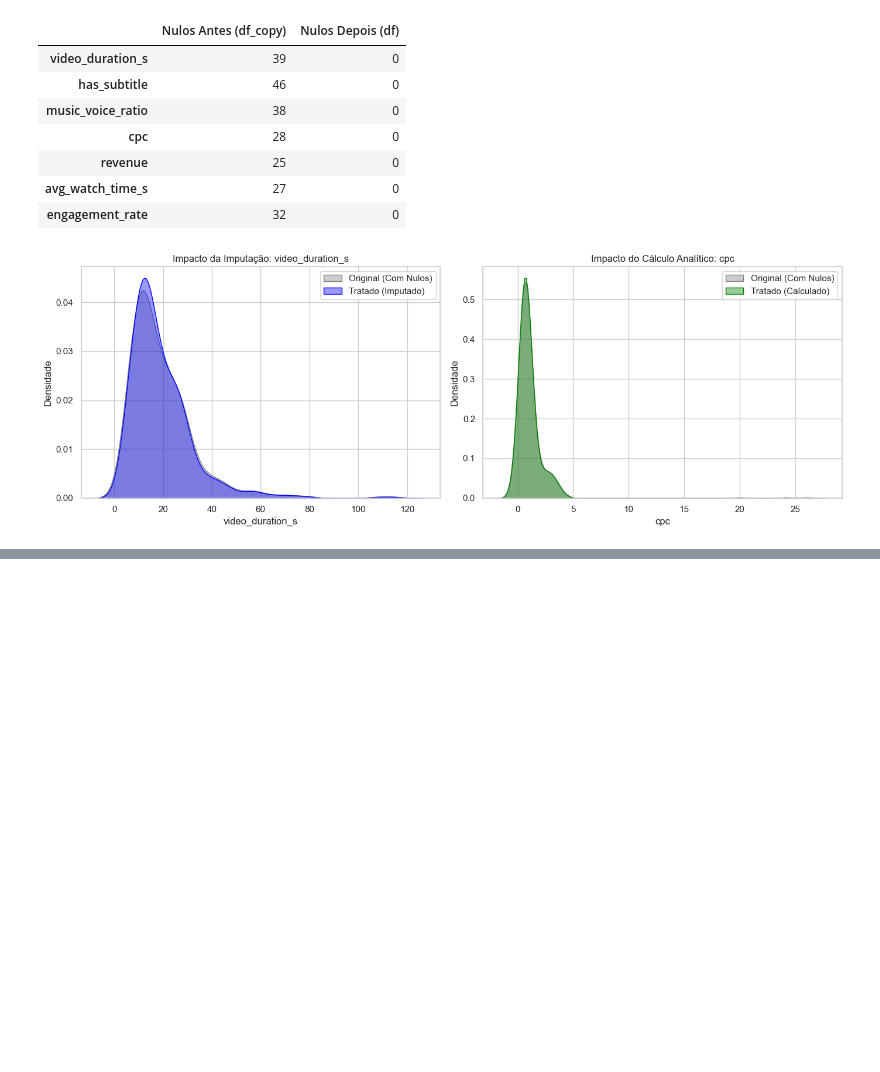
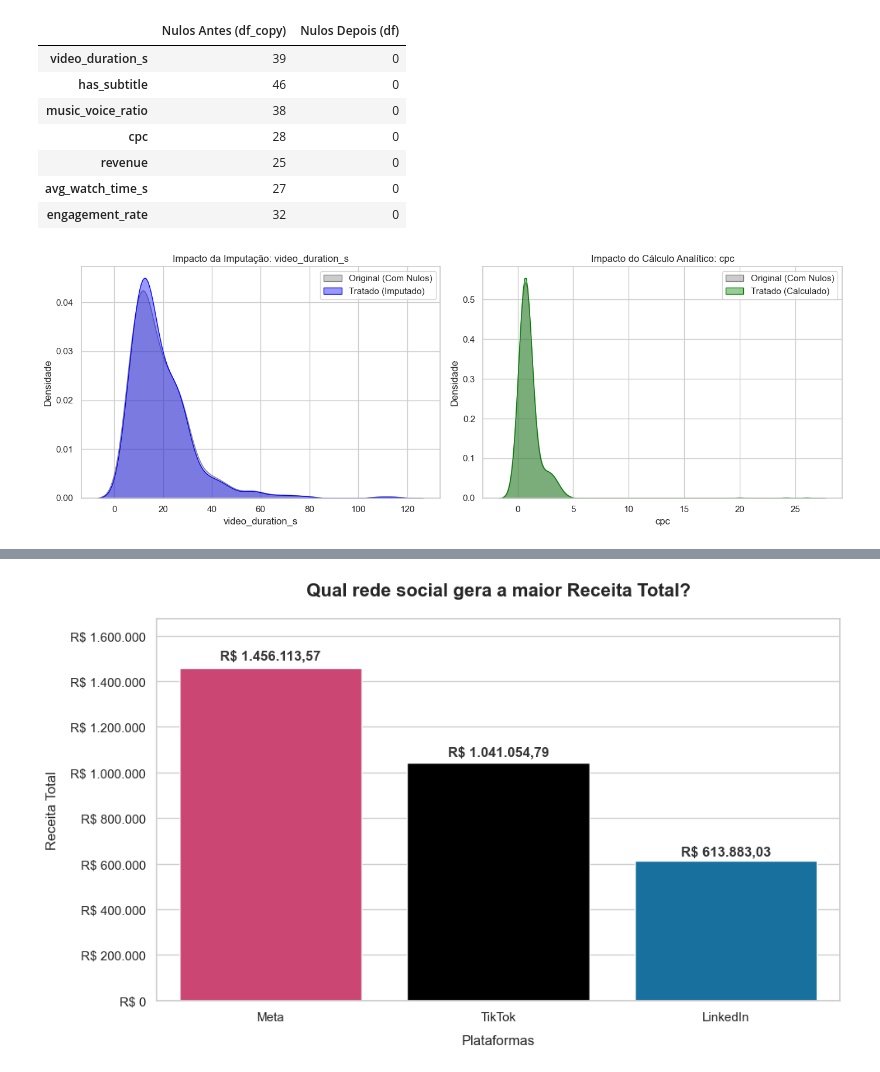
Before and after one commit to carlimmsantos/Millai_AI, a Jupyter notebook: millai_klike_challenge_analysis.ipynb.ipynb, the cells around one changed output, grey strips where cells are left out. Drawn from its saved outputs; the diff is of its cells as text; code cells hidden in the pictures; blank space fills up the shorter version.

```diff
--- a/millai_klike_challenge_analysis.ipynb.ipynb
+++ b/millai_klike_challenge_analysis.ipynb.ipynb
@@ -507,0 +697,69 @@ plt.show()
+# %%
+
+# 1. Agrupando receita por plataforma
+df_renda_plataforma = df.groupby('platform')['revenue'].sum().reset_index()
+
+# 2. Ordenando do maior para o menor (fundamental para a clareza visual)
+df_renda_plataforma = df_renda_plataforma.sort_values(by='revenue', ascending=False)
+
+# 3. Definindo paleta de cores customizada com as cores oficiais das marcas
+cores_plataformas = {
+    'Meta': '#E1306C',           # Rosa/Magenta Instagram (Meta inclui Instagram)
+    'TikTok': '#000000',         # Preto TikTok
+    'LinkedIn': '#0077B5'        # Azul LinkedIn
+}
+
+# 4. Configurando o estilo visual (adicionado whitegrid para melhor visualização da escala)
+sns.set_theme(style="whitegrid")
+plt.figure(figsize=(10, 6)) # Ajuste leve na altura
+
+# 5. Criando o gráfico de barras verticais (invertemos eixo X e Y)
+ax = sns.barplot(
+    data=df_renda_plataforma,
+    x='platform',
+    y='revenue',
+    hue='platform',
+    palette=cores_plataformas,
+    legend=False # Ocultando a legenda pois o eixo X já tem os nomes
+)
+
+# 6. Adicionando Títulos e formatando os Eixos
+plt.title('Qual rede social gera a maior Receita Total?', fontsize=16, fontweight='bold', pad=20)
+plt.xlabel('Plataformas', fontsize=12, labelpad=10)
+plt.ylabel('Receita Total', fontsize=12, labelpad=10)
+
+# Criando a formatação do eixo Y (escala de valores para ficar em Reais)
+def formatar_moeda(x, pos):
+    return f'R$ {x:,.0f}'.replace(',', 'X').replace('.', ',').replace('X', '.')
+
+ax.yaxis.set_major_formatter(ticker.FuncFormatter(formatar_moeda))
+
+# 7. Colocando os valores (R$) direto no topo das barras
+for p in ax.patches:
+    height = p.get_height()
+
+    # Prevenção caso haja barras zeradas
+    if pd.isna(height) or height == 0: continue
+
+    # Formatação elegante de moeda para o padrão brasileiro
+    texto_valor = f'R$ {height:,.2f}'.replace(',', 'X').replace('.', ',').replace('X', '.')
+
+    # Texto fixado no topo da barra
+    ax.text(
+        p.get_x() + p.get_width() / 2.,  # x: centro da barra
+        height + (height * 0.02),        # y: levemente acima da barra
+        texto_valor,
+        ha='center',                     # alinhamento horizontal
+        va='bottom',                     # alinhamento vertical
+        fontsize=12,
+        fontweight='bold',
+        color='#333333'
+    )
+
+# Aumentando o limite superior para não cortar os rótulos de texto
+plt.ylim(0, df_renda_plataforma['revenue'].max() * 1.15)
+
+plt.tight_layout()
+plt.show()
+# %% [output]
+[figure, added]
```
Also changed, not shown: parts of 25 cells of this notebook.
